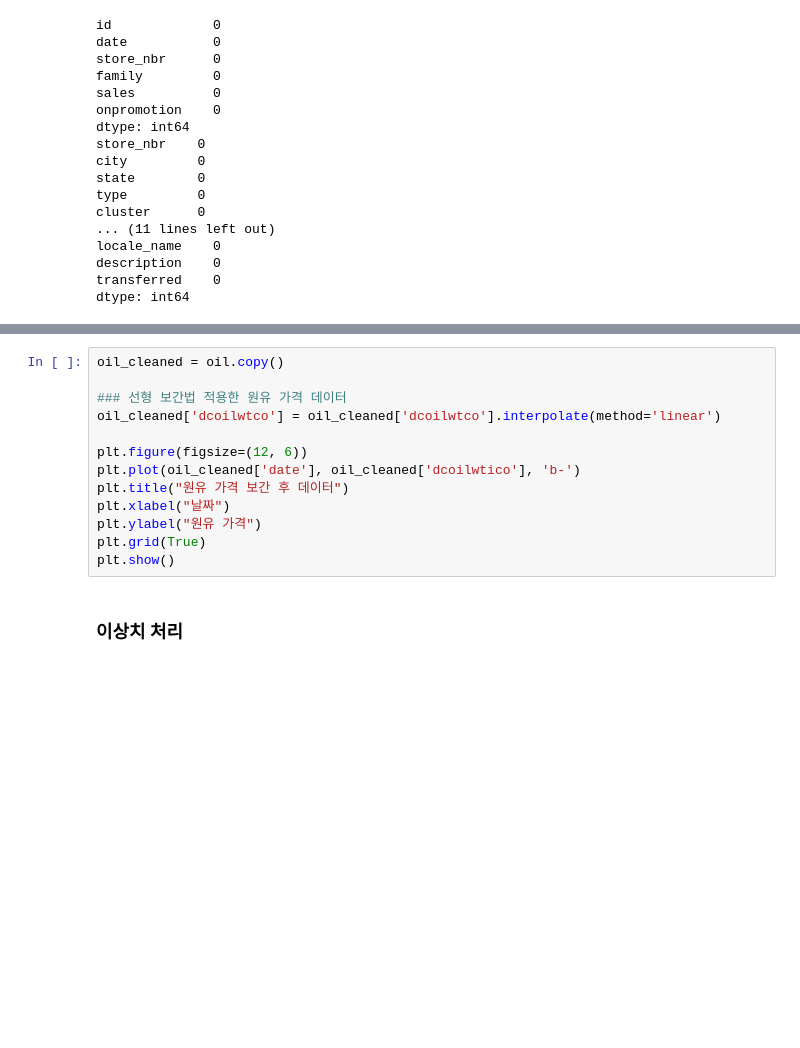
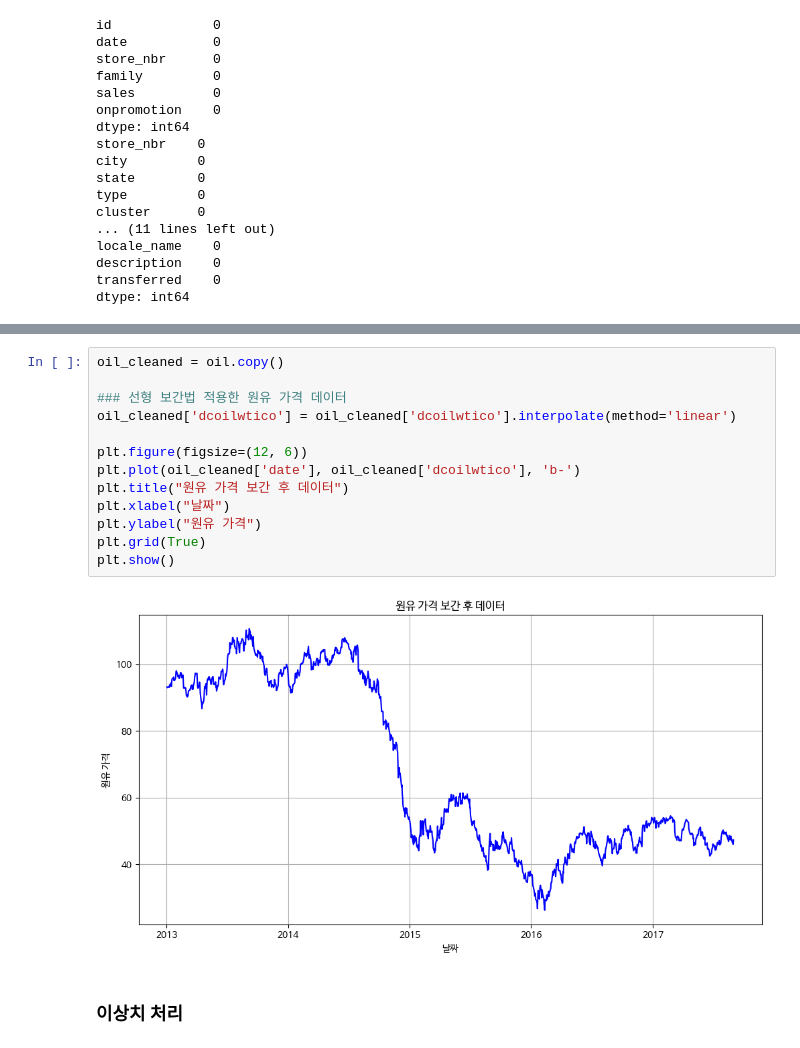
Before and after one commit to Soyeon250/Data-Analysis-with-Open-Source, a Jupyter notebook: 오픈소스_데이터_분석_7강.ipynb, the cells around one changed output, grey strips where cells are left out. Saved outputs shown, nothing was run; the diff lists cells and outputs as text; blank space fills up the shorter version.

```diff
--- a/오픈소스_데이터_분석_7강.ipynb
+++ b/오픈소스_데이터_분석_7강.ipynb
@@ -456,16 +430,18 @@ WARNING:matplotlib.font_manager:findfont: Font family 'NanumBarunGothic' not fou
 # %%
 oil_cleaned = oil.copy()
 
 ### 선형 보간법 적용한 원유 가격 데이터
-oil_cleaned['dcoilwtco'] = oil_cleaned['dcoilwtco'].interpolate(method='linear')
+oil_cleaned['dcoilwtico'] = oil_cleaned['dcoilwtico'].interpolate(method='linear')
 
 plt.figure(figsize=(12, 6))
 plt.plot(oil_cleaned['date'], oil_cleaned['dcoilwtico'], 'b-')
 plt.title("원유 가격 보간 후 데이터")
 plt.xlabel("날짜")
 plt.ylabel("원유 가격")
 plt.grid(True)
 plt.show()
+# %% [output]
+[figure, added]
 # %% [markdown]
 ### 이상치 처리
 # %%
```
Also changed, not shown: parts of 9 cells of this notebook.
